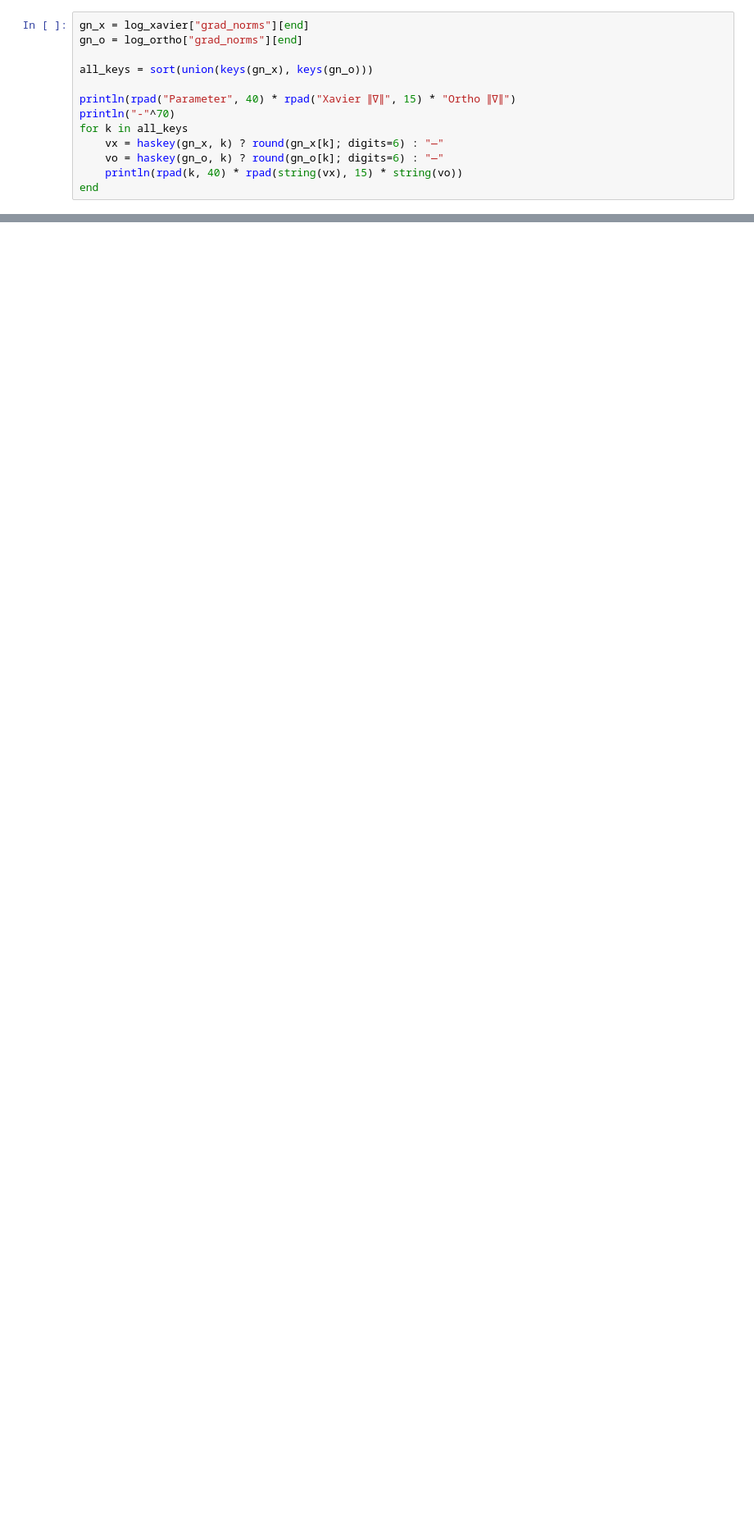
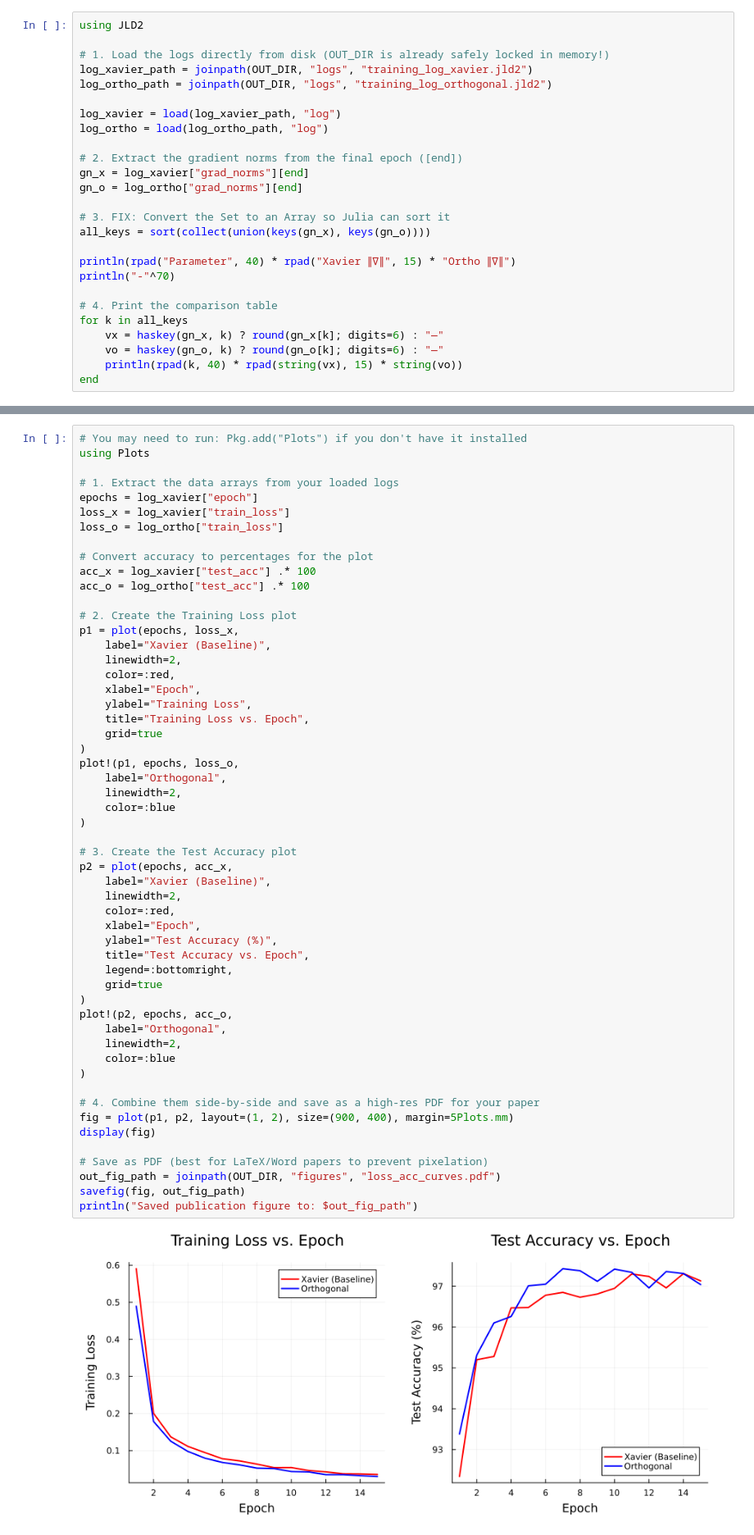
Before and after one commit to mavroul1s/vit-gradient-flow, a Jupyter notebook: notebooks/train_vit.ipynb, the cells around one changed output, grey strips where cells are left out. Shown at 82% size. Cells and saved outputs as stored; diff of their text form; blank space fills up the shorter version.

Commit message:
Fix gradient tracking bug and add progress bar/plots to ViT experiments

```diff
--- a/notebooks/train_vit.ipynb
+++ b/notebooks/train_vit.ipynb
@@ -648,13 +675,26 @@ println("="^70)
 Print side-by-side the gradient norms from the final training step of each model.
 Orthogonal init should show more uniform norms across layers (less vanishing).
 # %%
+using JLD2
+
+# 1. Load the logs directly from disk (OUT_DIR is already safely locked in memory!)
+log_xavier_path = joinpath(OUT_DIR, "logs", "training_log_xavier.jld2")
+log_ortho_path = joinpath(OUT_DIR, "logs", "training_log_orthogonal.jld2")
+
+log_xavier = load(log_xavier_path, "log")
+log_ortho = load(log_ortho_path, "log")
+
+# 2. Extract the gradient norms from the final epoch ([end])
 gn_x = log_xavier["grad_norms"][end]
 gn_o = log_ortho["grad_norms"][end]
 
-all_keys = sort(union(keys(gn_x), keys(gn_o)))
+# 3. FIX: Convert the Set to an Array so Julia can sort it
+all_keys = sort(collect(union(keys(gn_x), keys(gn_o))))
 
 println(rpad("Parameter", 40) * rpad("Xavier ∥∇∥", 15) * "Ortho ∥∇∥")
 println("-"^70)
+
+# 4. Print the comparison table
 for k in all_keys
     vx = haskey(gn_x, k) ? round(gn_x[k]; digits=6) : "—"
     vo = haskey(gn_o, k) ? round(gn_o[k]; digits=6) : "—"
@@ -677,0 +763,56 @@ end
+# %%
+# You may need to run: Pkg.add("Plots") if you don't have it installed
+using Plots
+
+# 1. Extract the data arrays from your loaded logs
+epochs = log_xavier["epoch"]
+loss_x = log_xavier["train_loss"]
+loss_o = log_ortho["train_loss"]
+
+# Convert accuracy to percentages for the plot
+acc_x = log_xavier["test_acc"] .* 100
+acc_o = log_ortho["test_acc"] .* 100
+
+# 2. Create the Training Loss plot
+p1 = plot(epochs, loss_x,
+    label="Xavier (Baseline)",
+    linewidth=2,
+    color=:red,
+    xlabel="Epoch",
+    ylabel="Training Loss",
+    title="Training Loss vs. Epoch",
+    grid=true
+)
+plot!(p1, epochs, loss_o,
+    label="Orthogonal",
+    linewidth=2,
+    color=:blue
+)
+
+# 3. Create the Test Accuracy plot
+p2 = plot(epochs, acc_x,
+    label="Xavier (Baseline)",
+    linewidth=2,
+    color=:red,
+    xlabel="Epoch",
+    ylabel="Test Accuracy (%)",
+    title="Test Accuracy vs. Epoch",
+    legend=:bottomright,
+    grid=true
+)
+plot!(p2, epochs, acc_o,
+    label="Orthogonal",
+    linewidth=2,
+    color=:blue
+)
+
+# 4. Combine them side-by-side and save as a high-res PDF for your paper
+fig = plot(p1, p2, layout=(1, 2), size=(900, 400), margin=5Plots.mm)
+display(fig)
+
+# Save as PDF (best for LaTeX/Word papers to prevent pixelation)
+out_fig_path = joinpath(OUT_DIR, "figures", "loss_acc_curves.pdf")
+savefig(fig, out_fig_path)
+println("Saved publication figure to: $out_fig_path")
+# %% [output]
+[figure, added]
```
Also changed, not shown: parts of 5 cells of this notebook.
